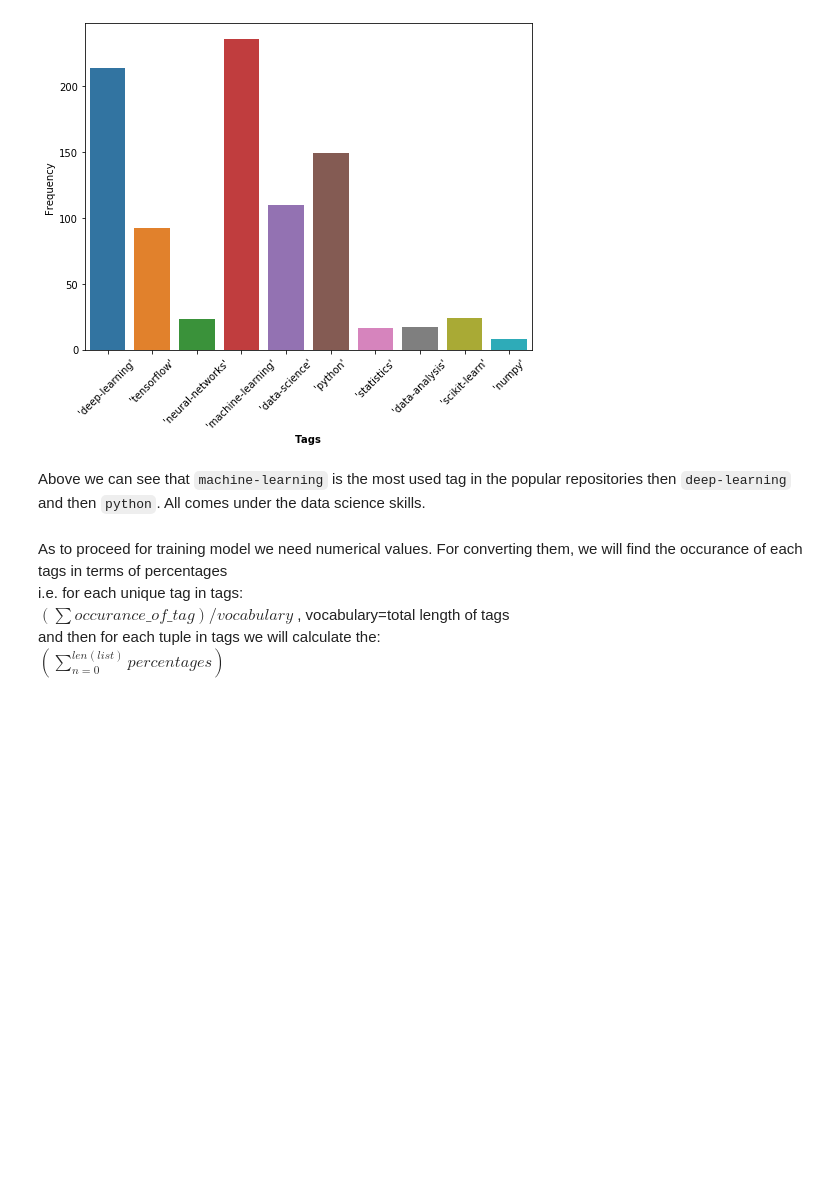
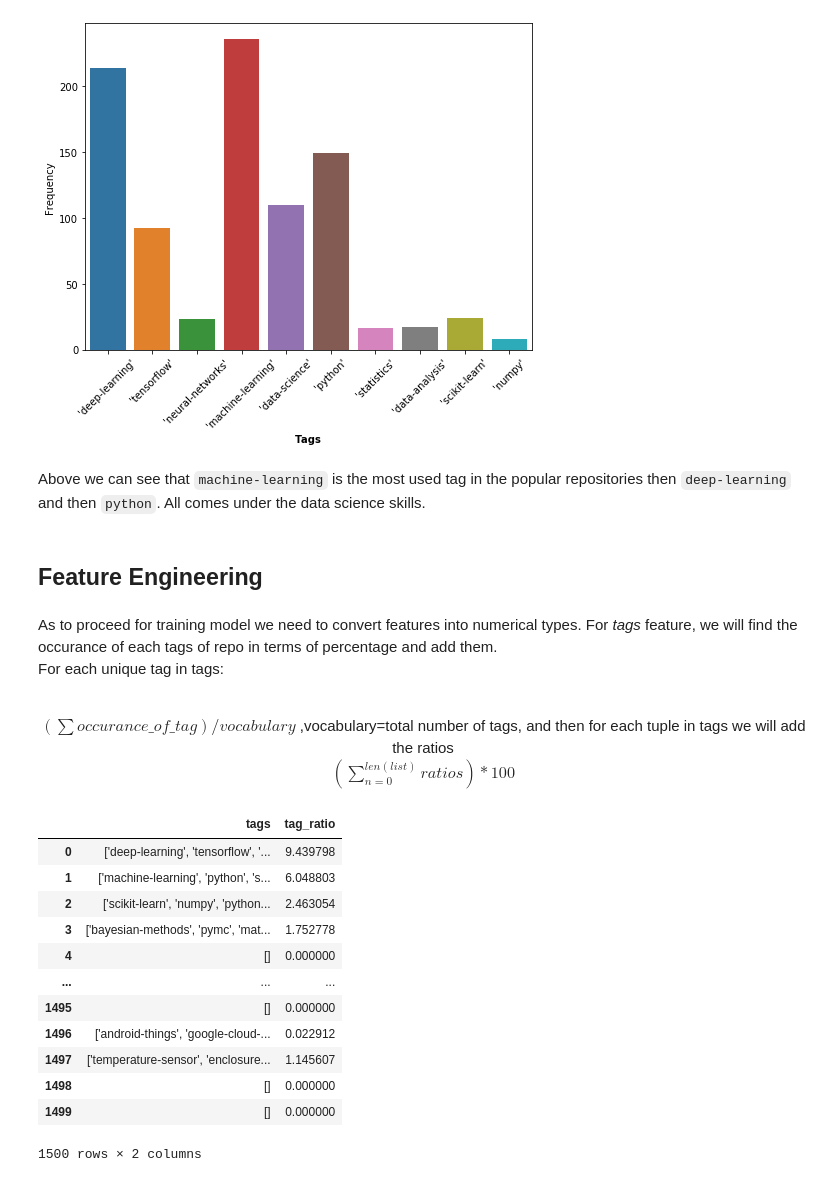
Before and after one commit to pcsingh/Predicting-Repo-popularity, a Jupyter notebook: analysis.ipynb, the cells around one changed output. Cells and saved outputs as stored; diff of their text form; code cells hidden in the pictures; blank space fills up the shorter version.

```diff
--- a/analysis.ipynb
+++ b/analysis.ipynb
@@ -224,8 +224,16 @@ plt.show();
 [figure]
 # %% [markdown]
 Above we can see that `machine-learning` is the most used tag in the popular repositories then `deep-learning` and then `python`. All comes under the data science skills.
+# %% [markdown]
+## Feature Engineering
 # %% [markdown]
-As to proceed for training model we need numerical values. For converting them, we will find the occurance of each tags in terms of percentages<br>
-i.e. for each  unique tag in tags:<br>
-      $(\sum occurance\_of\_tag)/vocabulary$ ,        vocabulary=total length of tags <br>and then for each tuple in tags we will calculate the:<br> $(\sum_{n=0}^{len(list)} percentages)$
+As to proceed for training model we need to convert features into numerical types. For <em>tags</em> feature, we will find the occurance of each tags of repo in terms of percentage and add them.
+<br>
+For each  unique tag in tags:
+<br>
+<br>
+<center>
+      $(\sum occurance\_of\_tag)/vocabulary$ ,vocabulary=total number of tags, and then for each tuple in tags we will add the ratios <br>
+    $(\sum_{n=0}^{len(list)} ratios) * 100$
+</center>
 # %%
@@ -244,5 +253,20 @@ def perc(each):
 
     return (sum_of_perc*100)
 # %%
-data['tags']=data['tags'].apply(perc).astype(float)
+data['tag_ratio']=data['tags'].apply(perc).astype(float)
+data[['tags', 'tag_ratio']]
+# %% [output]
+|  | tags | tag_ratio |
+| 0 | ['deep-learning', 'tensorflow', '... | 9.439798 |
+| 1 | ['machine-learning', 'python', 's... | 6.048803 |
+| 2 | ['scikit-learn', 'numpy', 'python... | 2.463054 |
+| 3 | ['bayesian-methods', 'pymc', 'mat... | 1.752778 |
+| 4 | [] | 0.000000 |
+| ... | ... | ... |
+| 1495 | [] | 0.000000 |
+| 1496 | ['android-things', 'google-cloud-... | 0.022912 |
+| 1497 | ['temperature-sensor', 'enclosure... | 1.145607 |
+| 1498 | [] | 0.000000 |
+| 1499 | [] | 0.000000 |
+1500 rows × 2 columns
 # %% [markdown]
```
Also changed, not shown: parts of 15 cells of this notebook, 1 other file.
